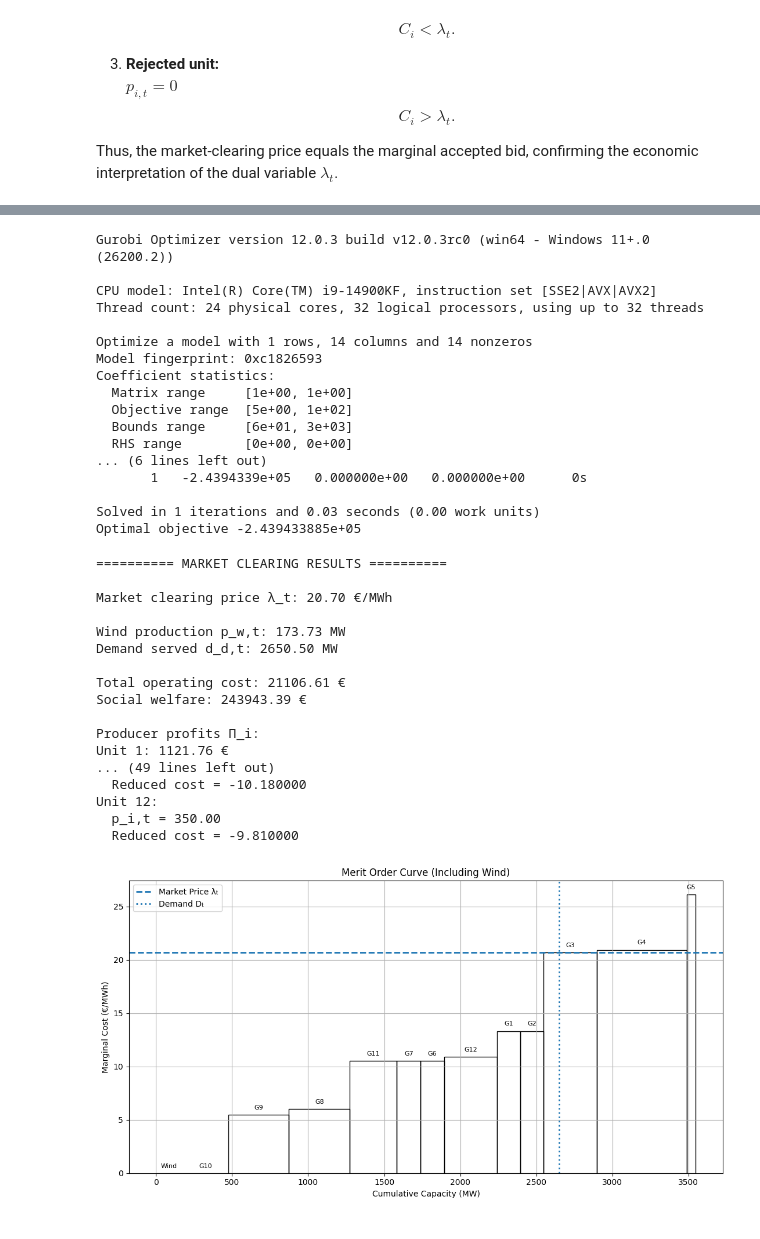
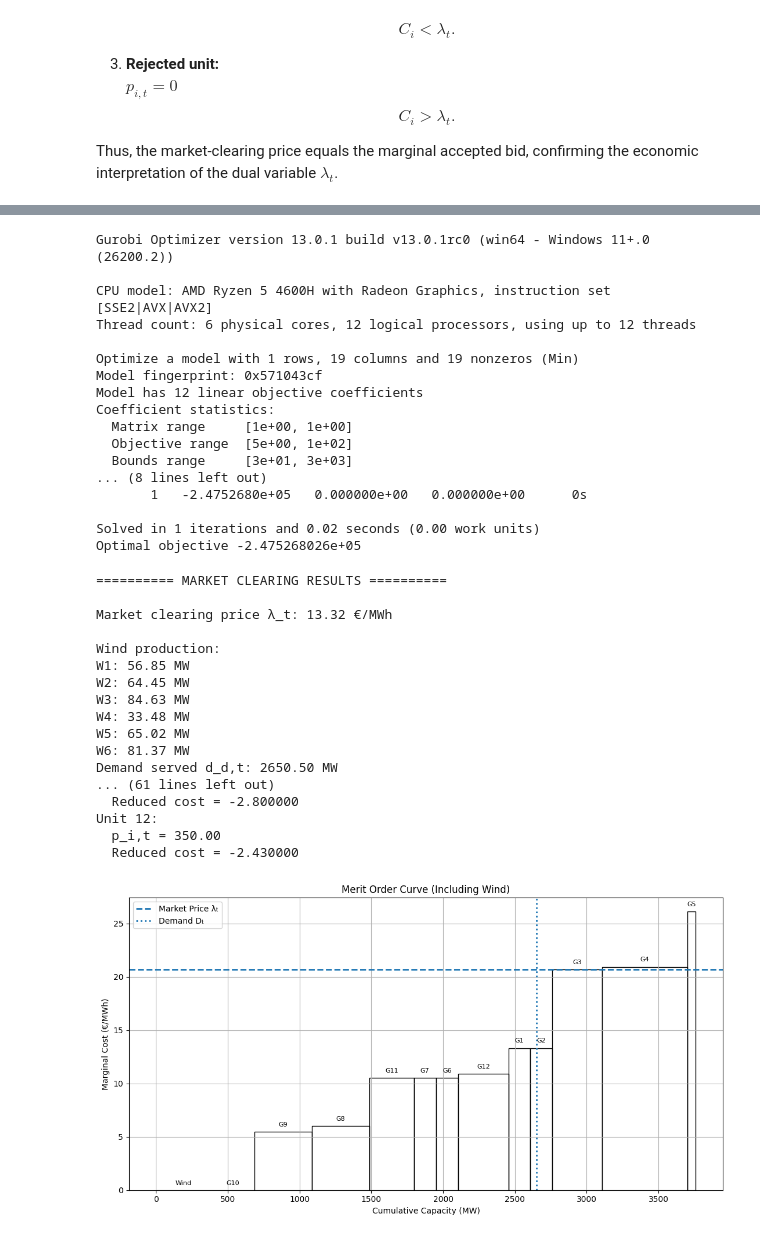
Before and after one commit to KonstantinosKountras/46755-electricity-market-clearing_Asgn1, a Jupyter notebook: Assignment1.ipynb, the cells around one changed output, grey strips where cells are left out. Cells and saved outputs as stored; diff of their text form; code cells hidden in the pictures.

```diff
--- a/Assignment1.ipynb
+++ b/Assignment1.ipynb
@@ -196,7 +215,12 @@ p_i = model.addVars(G, lb=0,
                     ub=[P_max[i] for i in G],
                     name="p_i")
 
-p_w = model.addVar(lb=0, ub=P_w_bar, name="p_w")
+p_w = model.addVars(
+    W,
+    lb=0,
+    ub=[P_w_bar[w] for w in W],
+    name="p_w"
+)
 
 d_d = model.addVar(lb=0, ub=D_t, name="d_d")
 
@@ -209,29 +233,31 @@ model.setObjective(
 
 # Power balance
 balance = model.addConstr(
-    gp.quicksum(p_i[i] for i in G) + p_w == d_d,
+    gp.quicksum(p_i[i] for i in G) +
+    gp.quicksum(p_w[w] for w in W)
+    == d_d,
     name="power_balance"
 )
 
 model.optimize()
 # %% [output]
-Gurobi Optimizer version 12.0.3 build v12.0.3rc0 (win64 - Windows 11+.0 (26200.2))
+Gurobi Optimizer version 13.0.1 build v13.0.1rc0 (win64 - Windows 11+.0 (26200.2))
 
-CPU model: Intel(R) Core(TM) i9-14900KF, instruction set [SSE2|AVX|AVX2]
-Thread count: 24 physical cores, 32 logical processors, using up to 32 threads
+CPU model: AMD Ryzen 5 4600H with Radeon Graphics, instruction set [SSE2|AVX|AVX2]
+Thread count: 6 physical cores, 12 logical processors, using up to 12 threads
 
-Optimize a model with 1 rows, 14 columns and 14 nonzeros
-Model fingerprint: 0xc1826593
+Optimize a model with 1 rows, 19 columns and 19 nonzeros (Min)
+Model fingerprint: 0x571043cf
+Model has 12 linear objective coefficients
 Coefficient statistics:
   Matrix range     [1e+00, 1e+00]
   Objective range  [5e+00, 1e+02]
-  Bounds range     [6e+01, 3e+03]
-  RHS range        [0e+00, 0e+00]
-... (6 lines left out)
-       1   -2.4394339e+05   0.000000e+00   0.000000e+00      0s
+  Bounds range     [3e+01, 3e+03]
+... (8 lines left out)
+       1   -2.4752680e+05   0.000000e+00   0.000000e+00      0s
 
-Solved in 1 iterations and 0.03 seconds (0.00 work units)
-Optimal objective -2.439433885e+05
+Solved in 1 iterations and 0.02 seconds (0.00 work units)
+Optimal objective -2.475268026e+05
 # %%
 # ============================================
 # RESULTS
@@ -245,7 +271,11 @@ if model.status == GRB.OPTIMAL:
     lambda_t = balance.Pi
     print(f"Market clearing price λ_t: {lambda_t:.2f} €/MWh")
 
-    print(f"\nWind production p_w,t: {p_w.X:.2f} MW")
+    print("\nWind production:")
+
+    for w in W:
+        print(f"W{w}: {p_w[w].X:.2f} MW")
+
     print(f"Demand served d_d,t: {d_d.X:.2f} MW")
 
     # Total operating cost
@@ -263,8 +293,11 @@ if model.status == GRB.OPTIMAL:
         print(f"Unit {i+1}: {profit_i:.2f} €")
 
     # Wind profit
-    wind_profit = lambda_t * p_w.X
-    print(f"\nWind profit: {wind_profit:.2f} €")
+    print("\nWind profits:")
+
+    for w in W:
+        wind_profit = lambda_t * p_w[w].X
+        print(f"W{w}: {wind_profit:.2f} €")
 
     # Demand utility
     utility_d = d_d.X * (U_d - lambda_t)
@@ -283,21 +316,21 @@ if model.status == GRB.OPTIMAL:
 # %% [output]
 ========== MARKET CLEARING RESULTS ==========
 
-Market clearing price λ_t: 20.70 €/MWh
+Market clearing price λ_t: 13.32 €/MWh
 
-Wind production p_w,t: 173.73 MW
+Wind production:
+W1: 56.85 MW
+W2: 64.45 MW
+W3: 84.63 MW
+W4: 33.48 MW
+W5: 65.02 MW
+W6: 81.37 MW
 Demand served d_d,t: 2650.50 MW
-
-Total operating cost: 21106.61 €
-Social welfare: 243943.39 €
-
-Producer profits Π_i:
-Unit 1: 1121.76 €
-... (49 lines left out)
-  Reduced cost = -10.180000
+... (61 lines left out)
+  Reduced cost = -2.800000
 Unit 12:
   p_i,t = 350.00
-  Reduced cost = -9.810000
+  Reduced cost = -2.430000
 # %%
 import matplotlib.pyplot as plt
 import pandas as pd
@@ -315,10 +348,10 @@ gen_data = pd.DataFrame({
 })
 
 # Wind block (from model)
-P_w_bar = 173.73  # use your computed value
+P_w_bar_total = sum(P_w_bar.values())  # use your computed value
 wind_block = pd.DataFrame({
     "unit": ["Wind"],
-    "Pmax": [P_w_bar],
+    "Pmax": [P_w_bar_total],
     "cost": [0.0]
 })
 
@@ -351,31 +384,31 @@ for i in range(len(supply_sorted)):
         width=capacity,
         align='edge',
         edgecolor='black',
         fill=False
     )
 
     plt.text(
         cumulative_capacity + capacity/2,
         cost + 0.5,
         label,
         ha='center',
         fontsize=8
     )
 
     cumulative_capacity += capacity
 
 # Market clearing price
 plt.axhline(lambda_t, linestyle='--', linewidth=2, label="Market Price λₜ")
 
 # Demand
 plt.axvline(D_t, linestyle=':', linewidth=2, label="Demand Dₜ")
 
 plt.xlabel("Cumulative Capacity (MW)")
 plt.ylabel("Marginal Cost (€/MWh)")
 plt.title("Merit Order Curve (Including Wind)")
 plt.legend()
 plt.grid(True)
 plt.tight_layout()
 plt.show()
 # %% [output]
-[figure, old version]
+[figure, new version]
```
Also changed, not shown: parts of 1 cell of this notebook, 10 other files.
